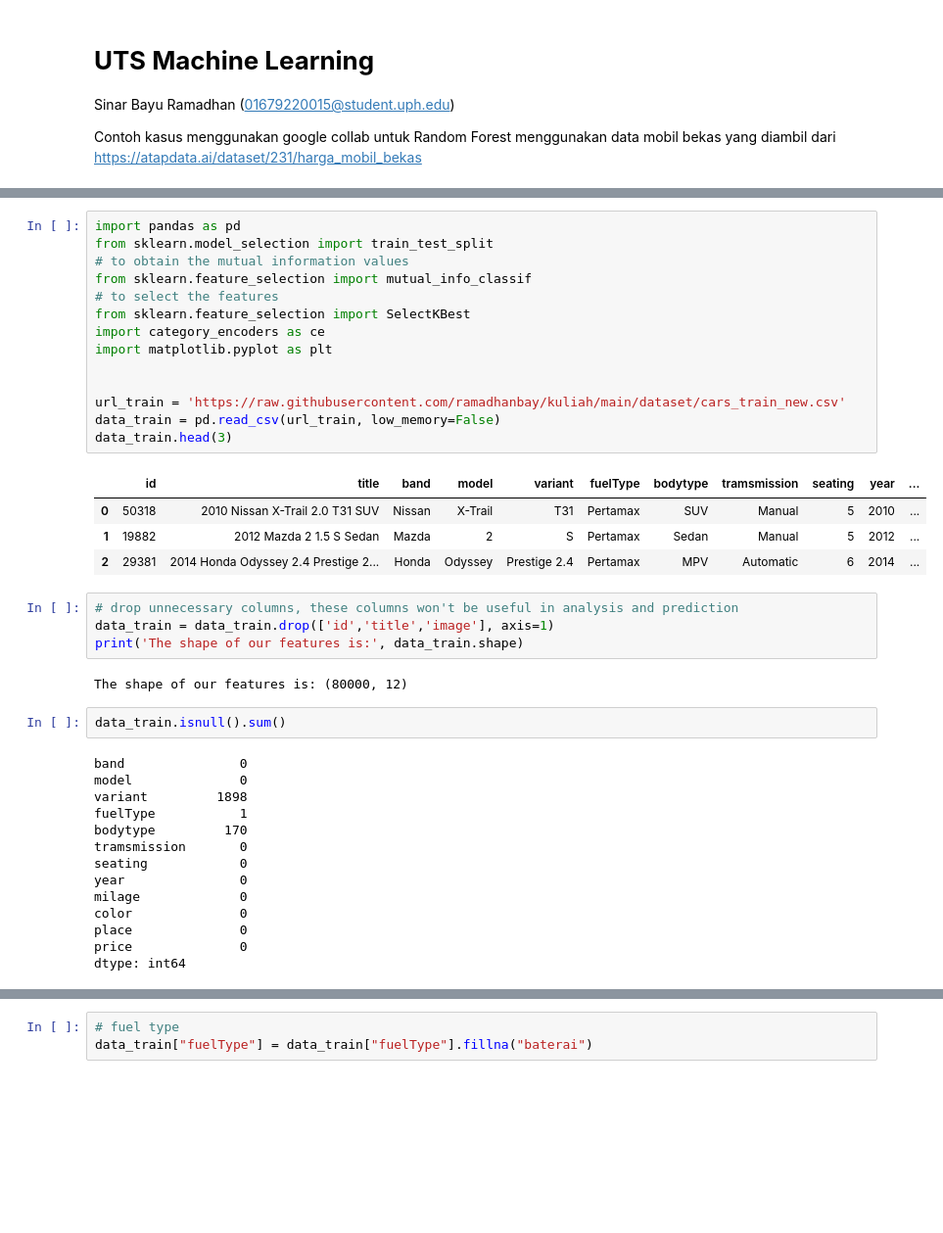
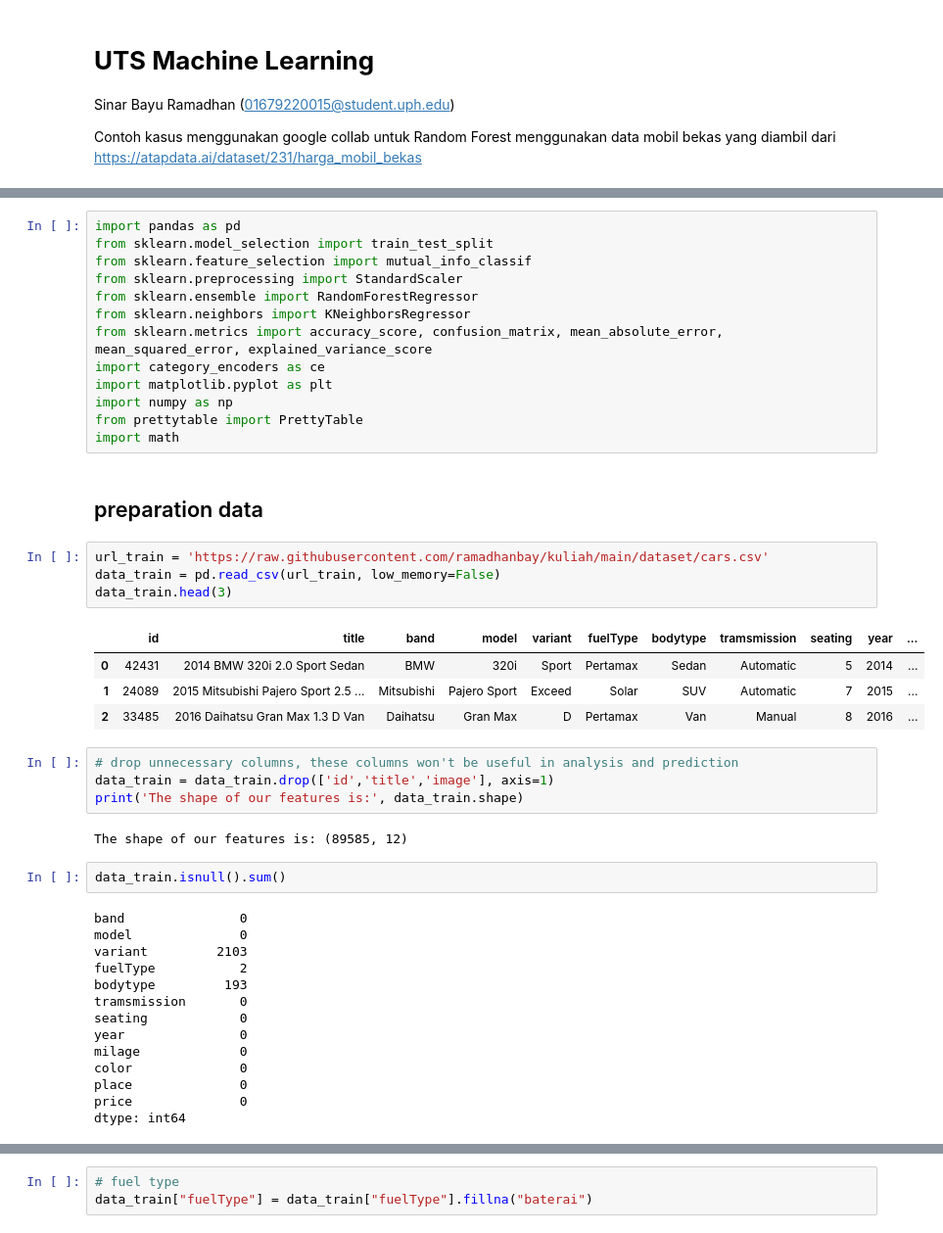
Before and after one commit to ramadhanbay/kuliah, a Jupyter notebook: UTS_SinarBayuRamadhan.ipynb, the cells around one changed output, grey strips where cells are left out. Shown at 98% size. Cells and saved outputs as stored; diff of their text form; blank space fills up the shorter version.

```diff
--- a/UTS_SinarBayuRamadhan.ipynb
+++ b/UTS_SinarBayuRamadhan.ipynb
@@ -31,36 +28,41 @@ Successfully installed category_encoders-2.6.0
+# %%
+import pandas as pd
+from sklearn.model_selection import train_test_split
+from sklearn.feature_selection import mutual_info_classif
+from sklearn.preprocessing import StandardScaler
+from sklearn.ensemble import RandomForestRegressor
+from sklearn.neighbors import KNeighborsRegressor
+from sklearn.metrics import accuracy_score, confusion_matrix, mean_absolute_error, mean_squared_error, explained_variance_score
+import category_encoders as ce
+import matplotlib.pyplot as plt
+import numpy as np
+from prettytable import PrettyTable
+import math
+# %% [markdown]
+## preparation data
 # %%
-import pandas as pd
-from sklearn.model_selection import train_test_split
-# to obtain the mutual information values
-from sklearn.feature_selection import mutual_info_classif
-# to select the features
-from sklearn.feature_selection import SelectKBest
-import category_encoders as ce
-import matplotlib.pyplot as plt
-
-
-url_train = 'https://raw.githubusercontent.com/ramadhanbay/kuliah/main/dataset/cars_train_new.csv'
+url_train = 'https://raw.githubusercontent.com/ramadhanbay/kuliah/main/dataset/cars.csv'
 data_train = pd.read_csv(url_train, low_memory=False)
 data_train.head(3)
 # %% [output]
 |  | id | title | band | model | variant | fuelType | bodytype | tramsmission | seating | year | ... |
-| 0 | 50318 | 2010 Nissan X-Trail 2.0 T31 SUV | Nissan | X-Trail | T31 | Pertamax | SUV | Manual | 5 | 2010 | ... |
-| 1 | 19882 | 2012 Mazda 2 1.5 S Sedan | Mazda | 2 | S | Pertamax | Sedan | Manual | 5 | 2012 | ... |
-| 2 | 29381 | 2014 Honda Odyssey 2.4 Prestige 2... | Honda | Odyssey | Prestige 2.4 | Pertamax | MPV | Automatic | 6 | 2014 | ... |
+| 0 | 42431 | 2014 BMW 320i 2.0 Sport Sedan | BMW | 320i | Sport | Pertamax | Sedan | Automatic | 5 | 2014 | ... |
+| 1 | 24089 | 2015 Mitsubishi Pajero Sport 2.5 ... | Mitsubishi | Pajero Sport | Exceed | Solar | SUV | Automatic | 7 | 2015 | ... |
+| 2 | 33485 | 2016 Daihatsu Gran Max 1.3 D Van | Daihatsu | Gran Max | D | Pertamax | Van | Manual | 8 | 2016 | ... |
 # %%
 # drop unnecessary columns, these columns won't be useful in analysis and prediction
 data_train = data_train.drop(['id','title','image'], axis=1)
 print('The shape of our features is:', data_train.shape)
 # %% [output]
-The shape of our features is: (80000, 12)
+The shape of our features is: (89585, 12)
 # %%
 data_train.isnull().sum()
 # %% [output]
 band               0
 model              0
-variant         1898
-fuelType           1
-bodytype         170
+variant         2103
+fuelType           2
+bodytype         193
 tramsmission       0
 seating            0
 year               0
```
Also changed, not shown: parts of 35 cells of this notebook.
